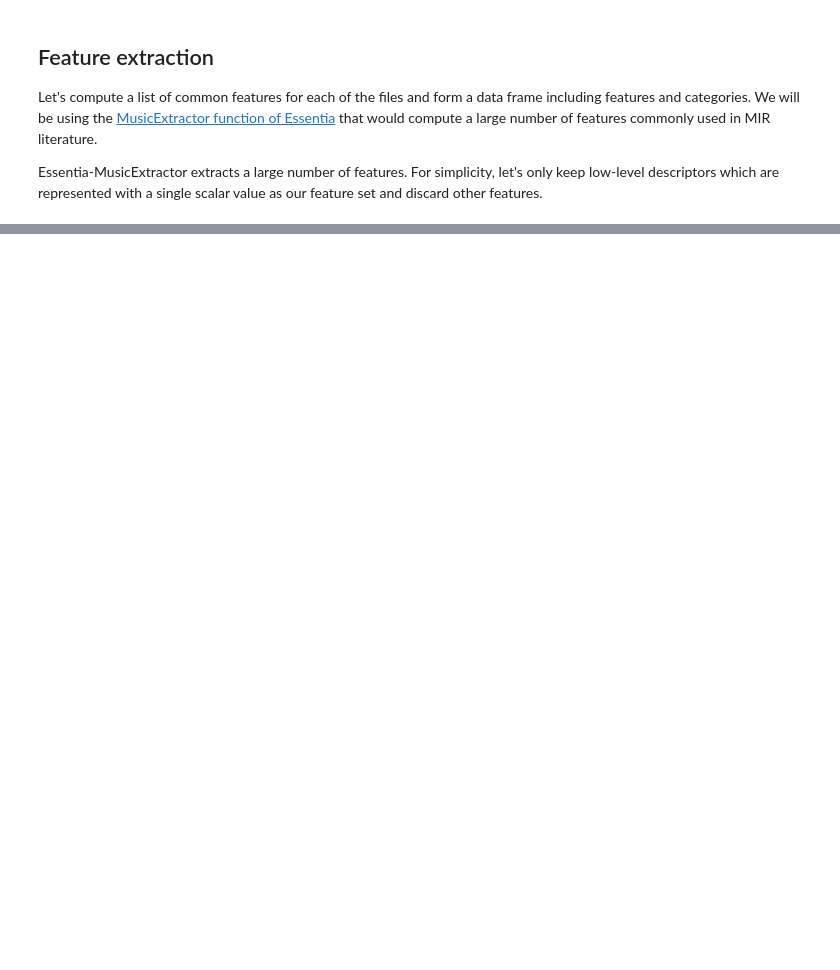
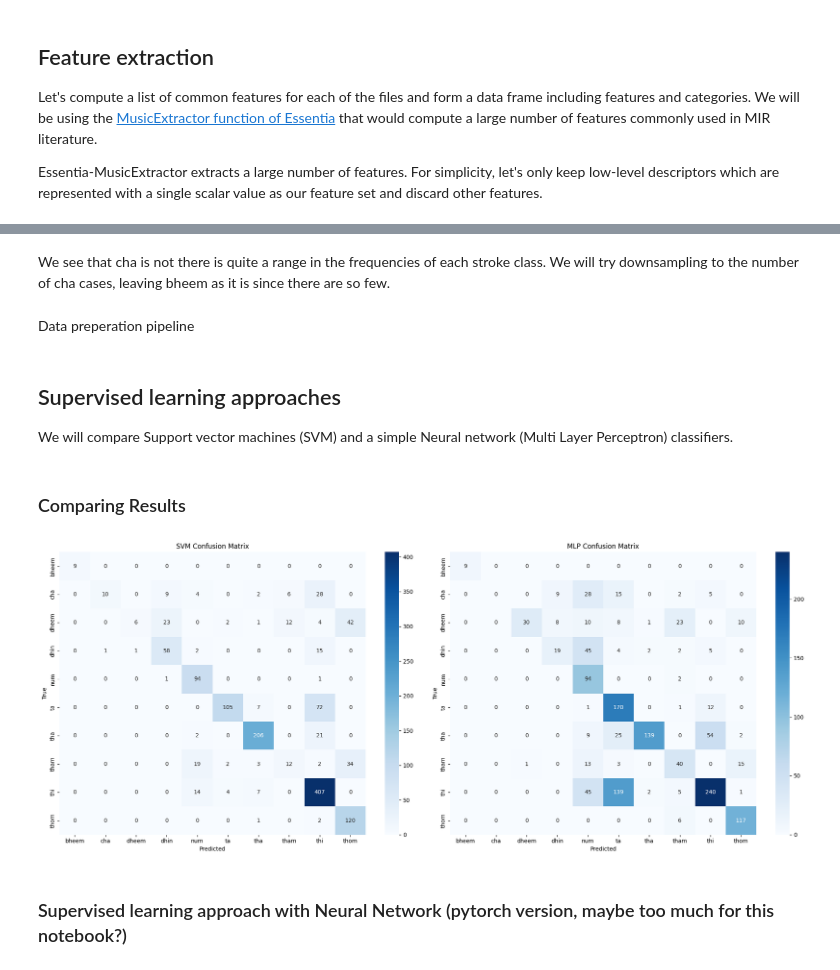
Before and after one commit to mrocamora/mir_course, a Jupyter notebook: notebooks/MIR_course-sound_classification_shallow_pipeline.ipynb, the cells around one changed output, grey strips where cells are left out. Cells and saved outputs as stored; diff of their text form; code cells hidden in the pictures; blank space fills up the shorter version.

Commit message:
Add initial updates to shallow pipeline notebook

```diff
--- a/notebooks/MIR_course-sound_classification_shallow_pipeline.ipynb
+++ b/notebooks/MIR_course-sound_classification_shallow_pipeline.ipynb
@@ -393,0 +437,2 @@ plt.show()
+# %% [markdown]
+We see that cha is not there is quite a range in the frequencies of each stroke class. We will try downsampling to the number of cha cases, leaving bheem as it is since there are so few.
@@ -393,0 +477,2 @@ plt.show()
+# %% [markdown]
+Data preperation pipeline
@@ -393,0 +523,56 @@ plt.show()
+# %% [markdown]
+## Supervised learning approaches
+
+We will compare Support vector machines (SVM) and a simple Neural network (Multi Layer Perceptron) classifiers.
+# %%
+from sklearn.svm import SVC
+from sklearn.metrics import classification_report
+
+# Train SVM
+svm = SVC(kernel='rbf', random_state=42)
+svm.fit(X_train, y_train)
+print("SVM results:\n", classification_report(y_test, svm.predict(X_test), target_names=label_encoder.classes_))
+# %%
+from sklearn.neural_network import MLPClassifier
+
+# Train MLP
+mlp = MLPClassifier(hidden_layer_sizes=(100,), max_iter=500, random_state=42)
+mlp.fit(X_train, y_train)
+print("MLP results:\n", classification_report(y_test, mlp.predict(X_test), target_names=label_encoder.classes_))
+# %% [markdown]
+### Comparing Results
+# %%
+import seaborn as sns
+from sklearn.metrics import confusion_matrix
+
+# Get predictions
+svm_pred = svm.predict(X_test)
+mlp_pred = mlp.predict(X_test)
+
+# Create confusion matrices
+svm_cm = confusion_matrix(y_test, svm_pred)
+mlp_cm = confusion_matrix(y_test, mlp_pred)
+
+# Create figure with two subplots side by side
+fig, (ax1, ax2) = plt.subplots(1, 2, figsize=(20,8))
+
+# Plot SVM confusion matrix
+sns.heatmap(svm_cm, annot=True, fmt='d', cmap='Blues', xticklabels=label_encoder.classes_,
+			yticklabels=label_encoder.classes_, ax=ax1)
+ax1.set_title('SVM Confusion Matrix')
+ax1.set_xlabel('Predicted')
+ax1.set_ylabel('True')
+
+# Plot MLP confusion matrix
+sns.heatmap(mlp_cm, annot=True, fmt='d', cmap='Blues', xticklabels=label_encoder.classes_,
+			yticklabels=label_encoder.classes_, ax=ax2)
+ax2.set_title('MLP Confusion Matrix')
+ax2.set_xlabel('Predicted')
+ax2.set_ylabel('True')
+
+plt.tight_layout()
+plt.show()
+# %% [output]
+[figure, added]
+# %% [markdown]
+### Supervised learning approach with Neural Network (pytorch version, maybe too much for this notebook?)
```
Also changed, not shown: parts of 79 cells of this notebook.
